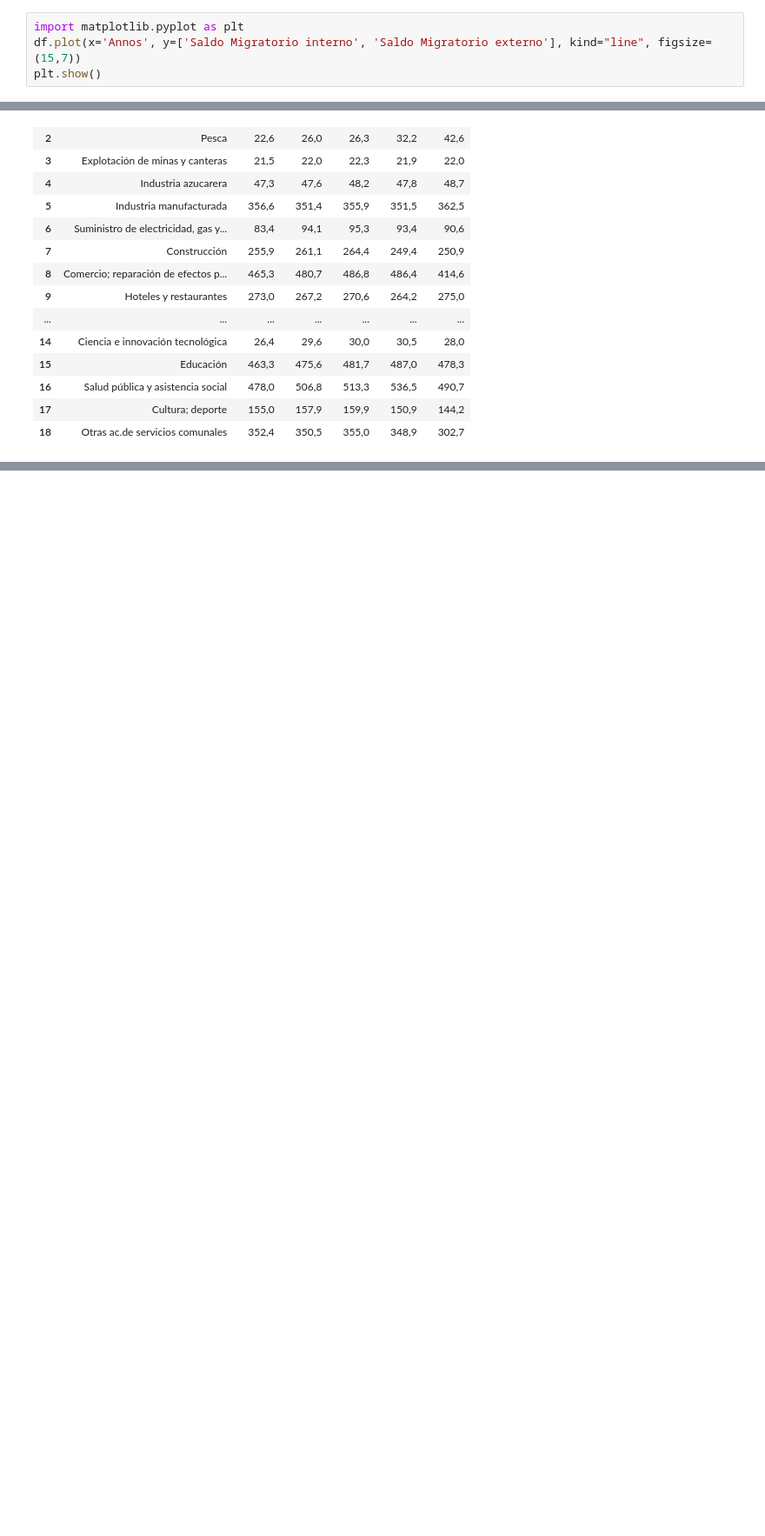
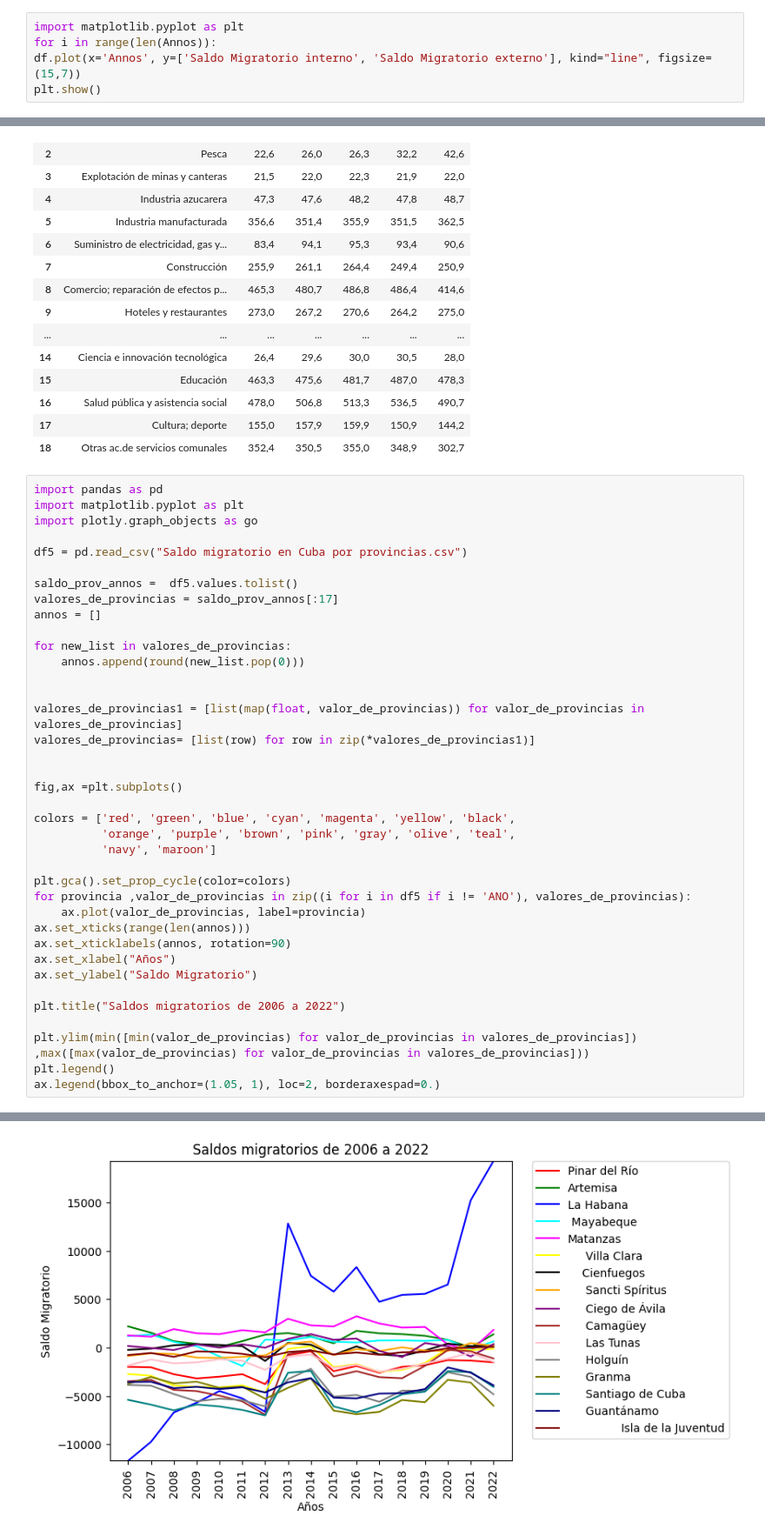
Before and after one commit to vicent-cao02/La-Migracion, a Jupyter notebook: Data/processing.ipynb, the cells around one changed output, grey strips where cells are left out. Shown at 87% size. Cells and saved outputs as stored; diff of their text form; blank space fills up the shorter version.

```diff
--- a/Data/processing.ipynb
+++ b/Data/processing.ipynb
@@ -30,6 +30,7 @@ df
 | 16 | 2022 | 1278 | 2.5 | 103 | 0.2 |
 # %%
 import matplotlib.pyplot as plt
+for i in range(len(Annos)):
 df.plot(x='Annos', y=['Saldo Migratorio interno', 'Saldo Migratorio externo'], kind="line", figsize=(15,7))
 plt.show()
 # %% [output]
@@ -117,3 +118,42 @@ df4
 | 16 | Salud pública y asistencia social | 478,0 | 506,8 | 513,3 | 536,5 | 490,7 |
 | 17 | Cultura; deporte | 155,0 | 157,9 | 159,9 | 150,9 | 144,2 |
 | 18 | Otras ac.de servicios comunales | 352,4 | 350,5 | 355,0 | 348,9 | 302,7 |
+# %%
+import pandas as pd
+import matplotlib.pyplot as plt
+import plotly.graph_objects as go
+
+df5 = pd.read_csv("Saldo migratorio en Cuba por provincias.csv")
+
+saldo_prov_annos =  df5.values.tolist()
+valores_de_provincias = saldo_prov_annos[:17]
+annos = []
+
+for new_list in valores_de_provincias:
+    annos.append(round(new_list.pop(0)))
+
+
+valores_de_provincias1 = [list(map(float, valor_de_provincias)) for valor_de_provincias in valores_de_provincias]
+valores_de_provincias= [list(row) for row in zip(*valores_de_provincias1)]
+
+
+fig,ax =plt.subplots()
+
+colors = ['red', 'green', 'blue', 'cyan', 'magenta', 'yellow', 'black',
+          'orange', 'purple', 'brown', 'pink', 'gray', 'olive', 'teal',
+          'navy', 'maroon']
+
+plt.gca().set_prop_cycle(color=colors)
+for provincia ,valor_de_provincias in zip((i for i in df5 if i != 'ANO'), valores_de_provincias):
+    ax.plot(valor_de_provincias, label=provincia)
+ax.set_xticks(range(len(annos)))
+ax.set_xticklabels(annos, rotation=90)
+ax.set_xlabel("Años")
+ax.set_ylabel("Saldo Migratorio")
+
+plt.title("Saldos migratorios de 2006 a 2022")
+
+plt.ylim(min([min(valor_de_provincias) for valor_de_provincias in valores_de_provincias]) ,max([max(valor_de_provincias) for valor_de_provincias in valores_de_provincias]))
+plt.legend()
+ax.legend(bbox_to_anchor=(1.05, 1), loc=2, borderaxespad=0.)
+# %% [output]
@@ -119,0 +161 @@ df4
+[figure, added]
```
Also changed, not shown: parts of 4 cells of this notebook, 8 other files.
